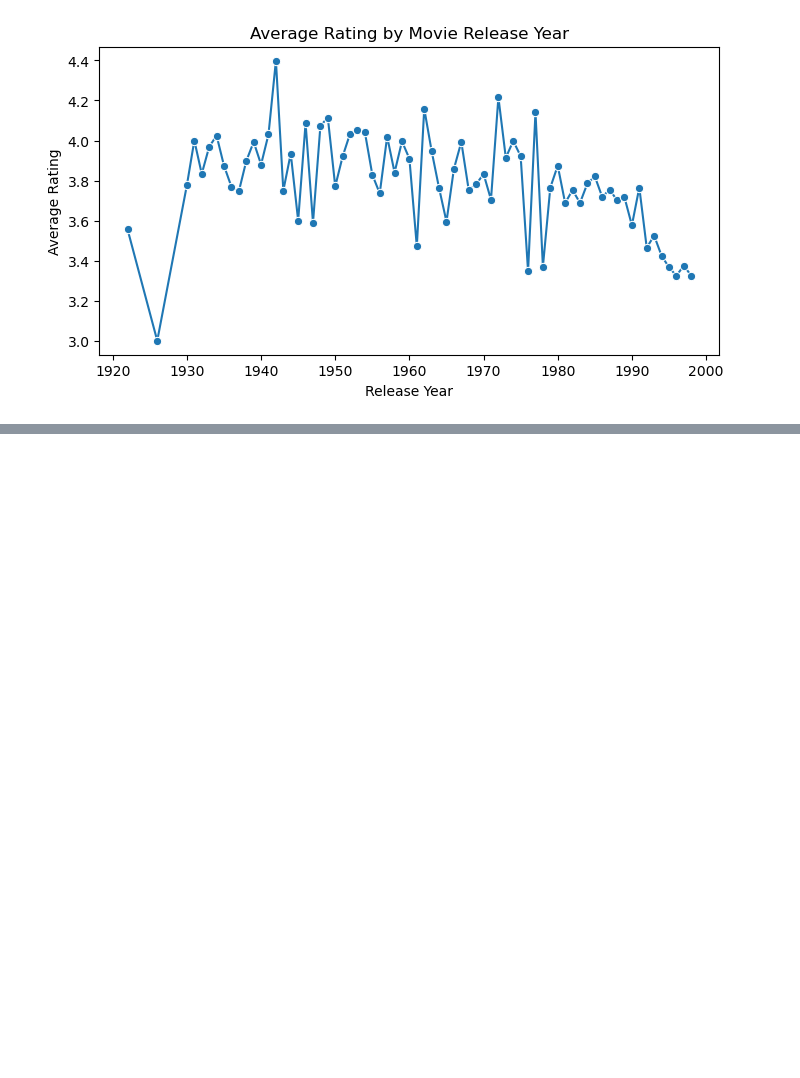
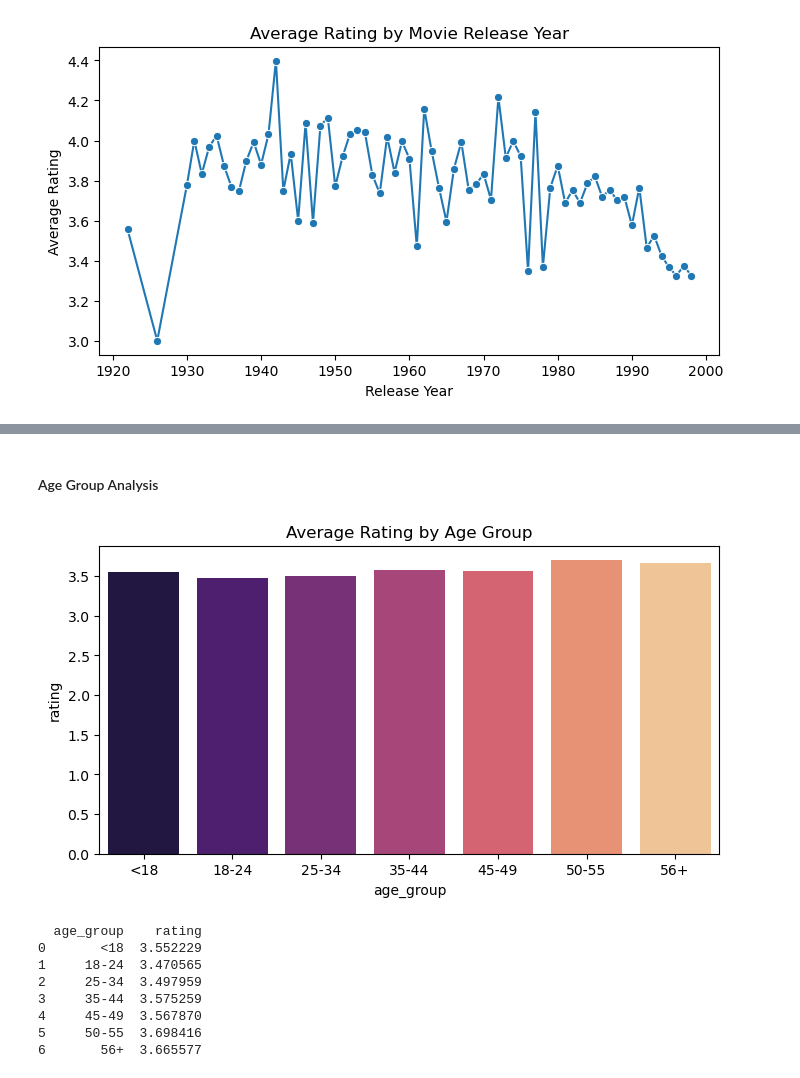
Before and after one commit to asimjamal/MovieLens-100K-Review-Analysis, a Jupyter notebook: MovieLens100k Analysis.ipynb, the cells around one changed output, grey strips where cells are left out. Drawn from its saved outputs; the diff is of its cells as text; code cells hidden in the pictures; blank space fills up the shorter version.

```diff
--- a/MovieLens100k Analysis.ipynb
+++ b/MovieLens100k Analysis.ipynb
@@ -168,0 +208,27 @@ plt.show()
+# %% [markdown]
+#### Age Group Analysis
+# %%
+bins = [0, 18, 25, 35, 45, 50, 56, 100]
+labels = ["<18","18-24","25-34","35-44","45-49","50-55","56+"]
+users["age_group"] = pd.cut(users["age"], bins=bins, labels=labels)
+
+data = data.merge(users[["user_id","age_group"]], on="user_id")
+
+age_avg = data.groupby("age_group")["rating"].mean().reset_index()
+
+plt.figure(figsize=(8,4))
+sns.barplot(x="age_group", y="rating", data=age_avg, palette="magma")
+plt.title("Average Rating by Age Group")
+plt.show()
+
+print(age_avg)
+# %% [output]
+[figure, added]
+  age_group    rating
+0       <18  3.552229
+1     18-24  3.470565
+2     25-34  3.497959
+3     35-44  3.575259
+4     45-49  3.567870
+5     50-55  3.698416
+6       56+  3.665577
```
Also changed, not shown: parts of 16 cells of this notebook.
